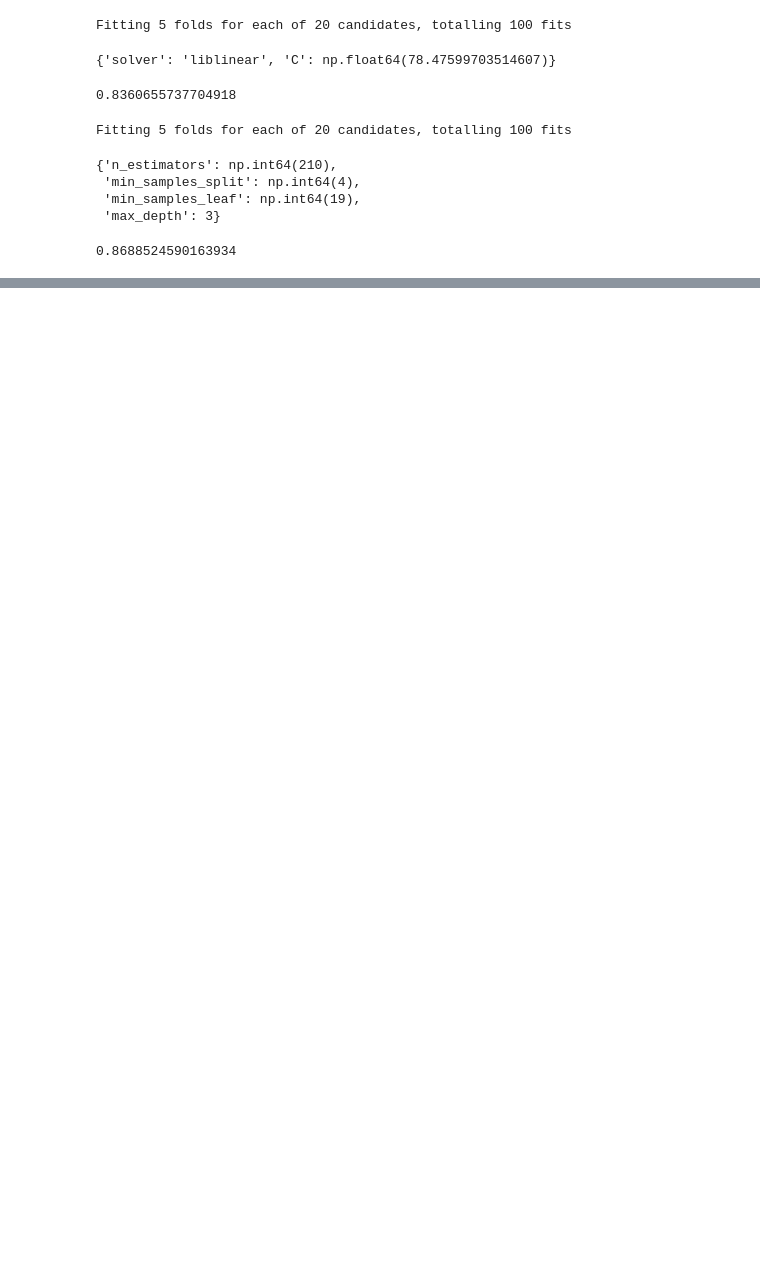
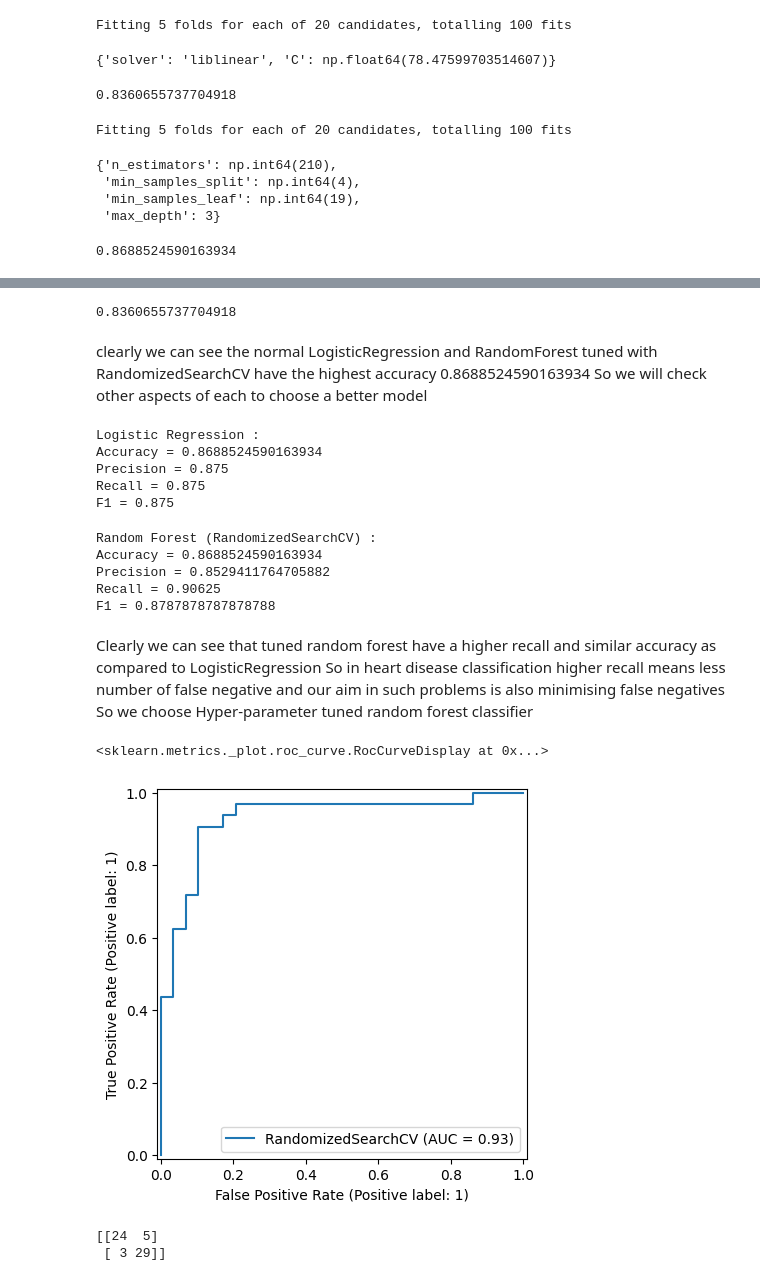
Before and after one commit to Jayant-Baliyan/End-to-End-Heart-Disease-Classification, a Jupyter notebook: model.ipynb, the cells around one changed output, grey strips where cells are left out. Drawn from its saved outputs; the diff is of its cells as text; code cells hidden in the pictures; blank space fills up the shorter version.

Commit message:
Tuning a model with GridSearchCV, model comparison and evaluation

```diff
--- a/model.ipynb
+++ b/model.ipynb
@@ -459,0 +482,50 @@ rs_rf.score(x_test, y_test)
+# %%
+# Evaluate the model
+gs_log_reg.score(x_test, y_test)
+# %% [output]
+0.8360655737704918
+# %% [markdown]
+clearly we can see the normal LogisticRegression and RandomForest tuned with RandomizedSearchCV have the highest accuracy 0.8688524590163934
+So we will check other aspects of each to choose a better model
+# %%
+#For LogisticRegression
+print("Logistic Regression :")
+print("Accuracy =",accuracy_score(y_test,yp_LogisticRegression))
+print("Precision =",precision_score(y_test,yp_LogisticRegression))
+print("Recall =",recall_score(y_test,yp_LogisticRegression))
+print("F1 =",f1_score(y_test,yp_LogisticRegression))
+# %% [output]
+Logistic Regression :
+Accuracy = 0.8688524590163934
+Precision = 0.875
+Recall = 0.875
+F1 = 0.875
+# %%
+#For RandomForest Tuned with RandomizedSearchCV
+print("Random Forest (RandomizedSearchCV) :")
+yp_rfRSCV=rs_rf.predict(x_test)
+print("Accuracy =",accuracy_score(y_test,yp_rfRSCV))
+print("Precision =",precision_score(y_test,yp_rfRSCV))
+print("Recall =",recall_score(y_test,yp_rfRSCV))
+print("F1 =",f1_score(y_test,yp_rfRSCV))
+# %% [output]
+Random Forest (RandomizedSearchCV) :
+Accuracy = 0.8688524590163934
+Precision = 0.8529411764705882
+Recall = 0.90625
+F1 = 0.8787878787878788
+# %% [markdown]
+Clearly we can see that tuned random forest have a higher recall and similar accuracy as compared to LogisticRegression
+So in heart disease classification higher recall means less number of false negative and our aim in such problems is also minimising false negatives
+So we choose Hyper-parameter tuned random forest classifier
+# %%
+from sklearn.metrics import RocCurveDisplay
+RocCurveDisplay.from_estimator(rs_rf,x_test,y_test)
+# %% [output]
+<sklearn.metrics._plot.roc_curve.RocCurveDisplay at 0x...>
+[figure, added]
+# %%
+print(confusion_matrix(y_test,yp_rfRSCV))
+# %% [output]
+[[24  5]
+ [ 3 29]]
```
Also changed, not shown: parts of 5 cells of this notebook.
